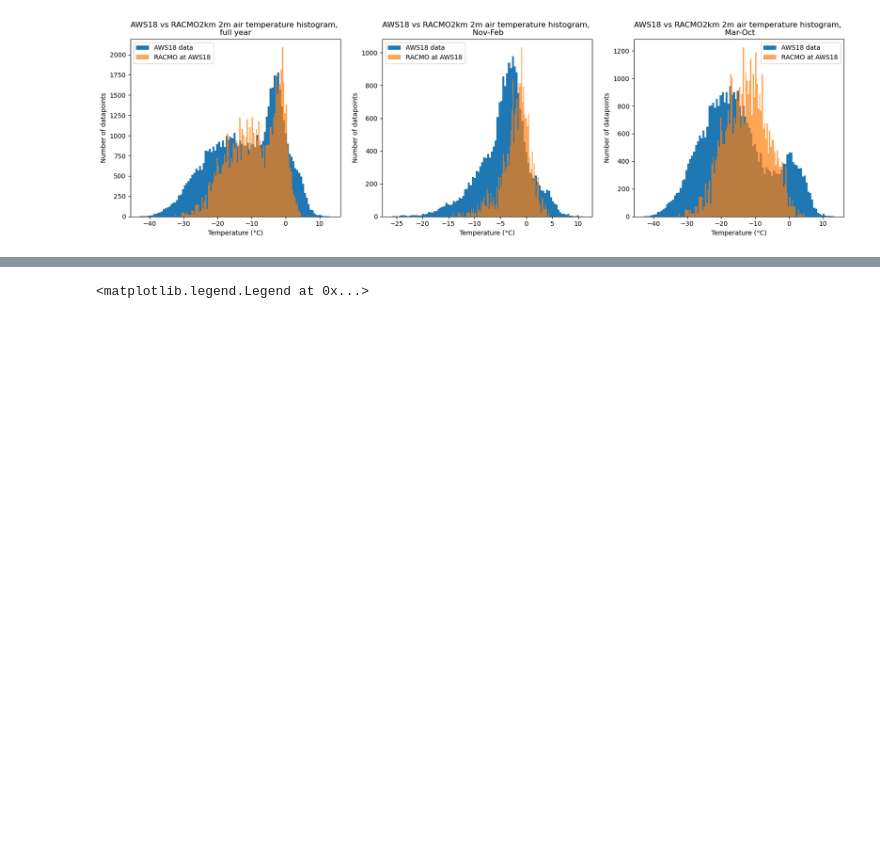
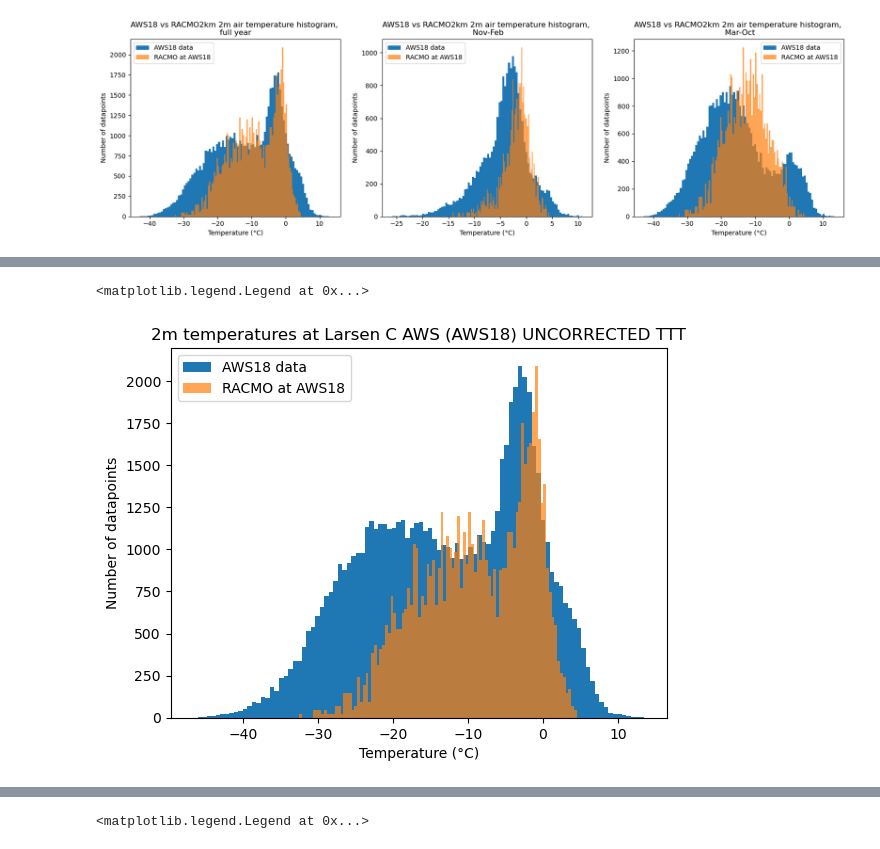
Before and after one commit to ldeo-glaciology/AntPen_NSF_NERC, a Jupyter notebook: code/aws/larsen_AWS_RACMO2km.ipynb, the cells around one changed output, grey strips where cells are left out. Cells and saved outputs as stored; diff of their text form; code cells hidden in the pictures; blank space fills up the shorter version.

```diff
--- a/code/aws/larsen_AWS_RACMO2km.ipynb
+++ b/code/aws/larsen_AWS_RACMO2km.ipynb
@@ -125,6 +146,8 @@ aws20_df4
 ## Combine all three AWS T time series
 # %%
 # rename temperature columns
+aws18_df_uncorrected = aws18_df.copy()
+aws18_df_uncorrected = aws18_df_uncorrected.rename(columns={"TTT [°C]": "temperature"})
 aws18_df = aws18_df.rename(columns={"TTT [°C] (corrected at 2m height)": "temperature"})
 aws20_df1 = aws20_df1.rename(columns={"t": "temperature"})
 aws20_df2 = aws20_df2.rename(columns={"Thut": "temperature"})
@@ -132,12 +155,14 @@ aws20_df3 = aws20_df3.rename(columns={"t2m": "temperature"})
 aws20_df4 = aws20_df4.rename(columns={"T": "temperature"})
 
 # rename datetime columns
+aws18_df_uncorrected = aws18_df_uncorrected.rename(columns={"Date/Time": "datetime"})
 aws18_df = aws18_df.rename(columns={"Date/Time": "datetime"})
 aws20_df3 = aws20_df3.rename(columns={"time": "datetime"})
 
 
 # extract temperature data and convert to xarray datasets
 def extract_temperature_ds(df): return df.set_index("datetime").to_xarray().temperature
+aws18_ds_uncorrected = extract_temperature_ds(aws18_df_uncorrected)
 aws18_ds = extract_temperature_ds(aws18_df)
 aws20_ds1 = extract_temperature_ds(aws20_df1)
 aws20_ds2 = extract_temperature_ds(aws20_df2)
@@ -608,0 +665,13 @@ plt.legend()
+# %%
+aws18_ds_uncorrected.plot.hist(bins=100,  label='AWS18 data');
+racmo_at_aws18_ds_uncorrected_time_intered = racmo_at_aws18_T.sel(time=aws18_ds_uncorrected.datetime, method='nearest')
+
+racmo_at_aws18_ds_uncorrected_time_intered.plot.hist( bins=100, alpha=0.7, label='RACMO at AWS18', );
+plt.ylabel('Number of datapoints')
+plt.xlabel('Temperature (°C)')
+# plt.title('2m air temperature at Larsen C AWS (AWS18) and RACMO2km  histogram, \n Mar-Oct')
+plt.title('2m temperatures at Larsen C AWS (AWS18) UNCORRECTED TTT')
+plt.legend()
+# %% [output]
+<matplotlib.legend.Legend at 0x...>
+[figure, added]
```
Also changed, not shown: parts of 7 cells of this notebook.
